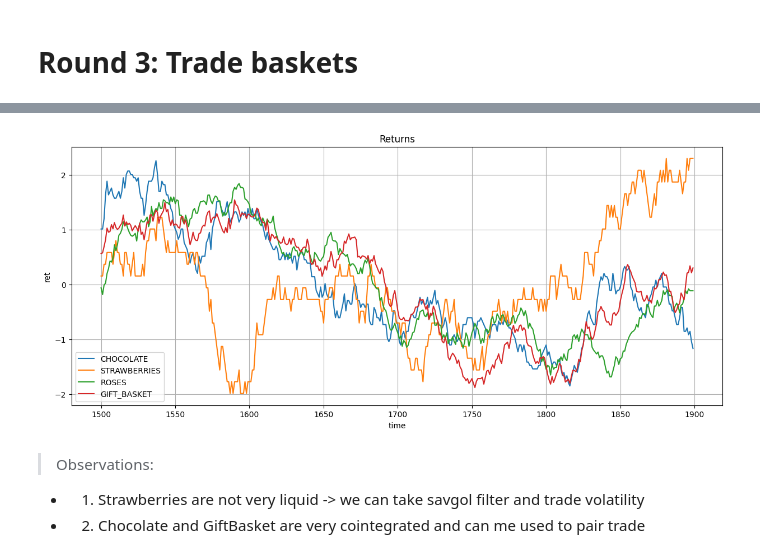
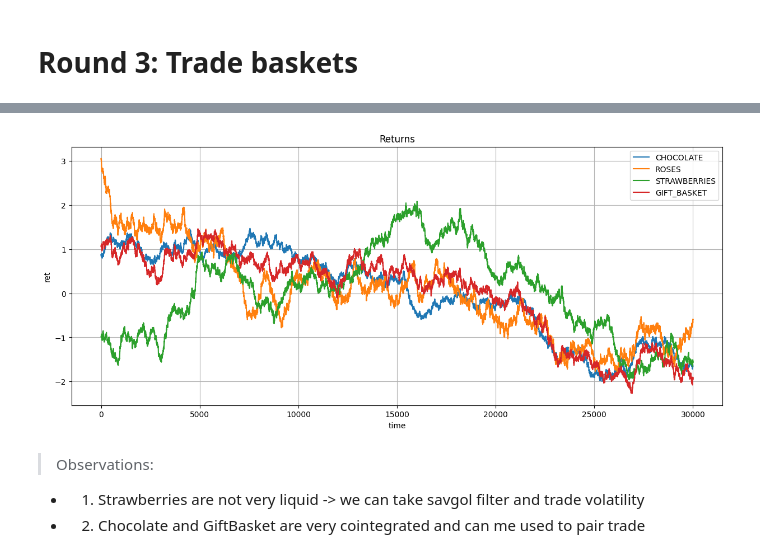
Before and after one commit to rvargas42/IMC_Prosperity2_BigWhales, a Jupyter notebook: Research/round_3/R3_GiftBasket_Popt.ipynb, the cells around one changed output, grey strips where cells are left out. Drawn from its saved outputs; the diff is of its cells as text; code cells hidden in the pictures.

```diff
--- a/Research/round_3/R3_GiftBasket_Popt.ipynb
+++ b/Research/round_3/R3_GiftBasket_Popt.ipynb
@@ -11,7 +11,10 @@ import matplotlib.pyplot as plt
 import seaborn as sns
 import os
 # %%
-files = dataUtils.getDataPaths(3)
+files_1 = dataUtils.getDataPaths(1)
+files_2 = dataUtils.getDataPaths(2)
+files_3 = dataUtils.getDataPaths(3)
+files = files_1 + files_2 + files_3
 dfs = dataUtils.concat_dfs("prices",files)
 dfs
 # %% [output]
@@ -31,23 +34,23 @@ dfs
 # %%
-products = list(dfs["product"].unique())
+products = ["CHOCOLATE", "ROSES", "STRAWBERRIES", "GIFT_BASKET"]
 portfolio_opt = {}
 for i in products:
     portfolio_opt[i] = dfs[dfs["product"] == i].mid_price.values
 
-returns_df = pd.DataFrame(portfolio_opt)[1500:1900]
+returns_df = pd.DataFrame(portfolio_opt)
 df_normalized = (returns_df - returns_df.mean()) / returns_df.std()
 x = df_normalized.index
 plt.figure(figsize=(15, 6))
 for col in df_normalized.columns:
     plt.plot(x, df_normalized[col], label=col)
 
 plt.xlabel('time')
 plt.ylabel('ret')
 plt.title('Returns')
 plt.legend()
 plt.grid(True)
 # %% [output]
-[figure, old version]
+[figure, new version]
 # %% [markdown]
 > Observations:
 - 1. Strawberries are not very liquid -> we can take savgol filter and trade volatility
```
Also changed, not shown: parts of 16 cells of this notebook, 4 other files.
